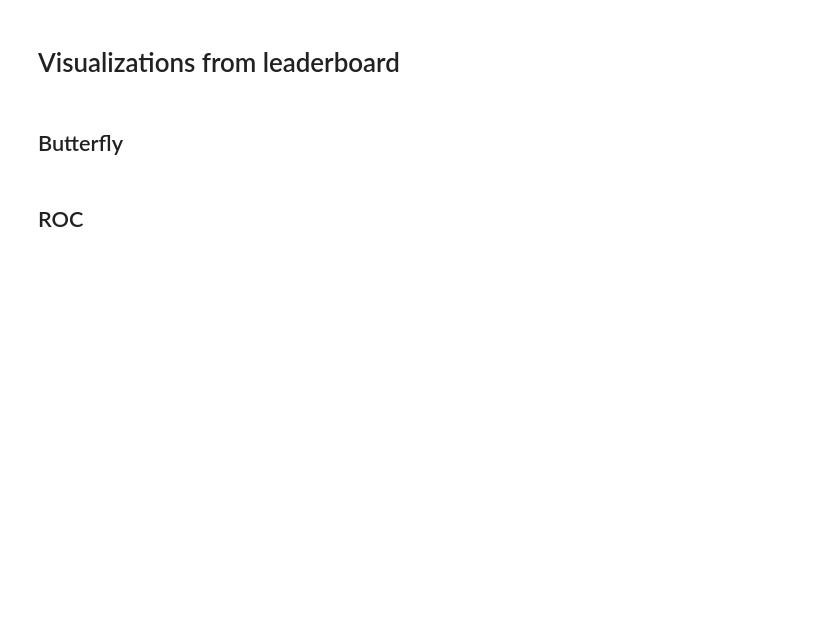
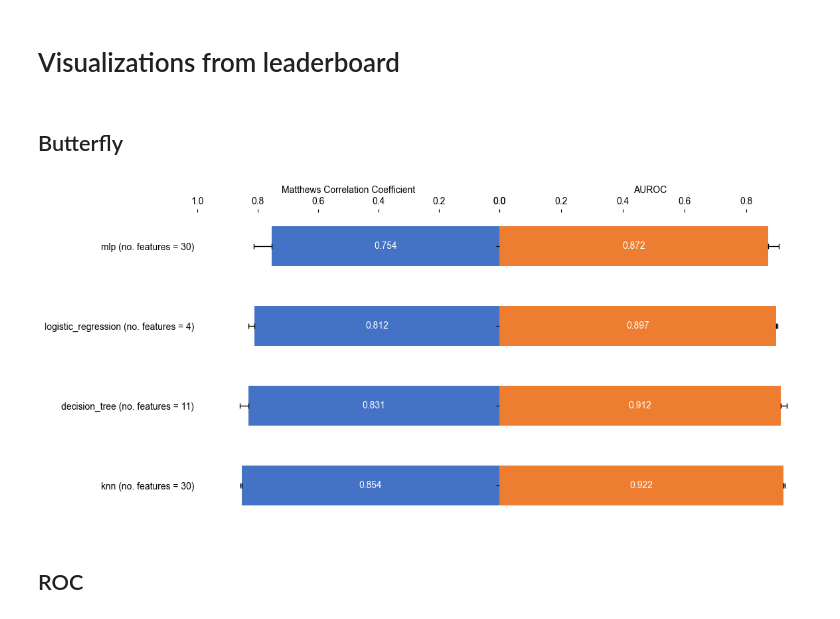
Before and after one commit to WewerAlbrechtsenLab/ML, a Jupyter notebook: notebooks/ML.ipynb, the cells around one changed output. Cells and saved outputs as stored; diff of their text form; code cells hidden in the pictures; blank space fills up the shorter version.

```diff
--- a/notebooks/ML.ipynb
+++ b/notebooks/ML.ipynb
@@ -161,12 +161,11 @@ leaderboard, trained_models = nested_cross_validate_models(
 # %%
 import pandas as pd
 from pathlib import Path
 from ml.models.visualization import butterfly_plot
 
-run_dir = Path("../outputs/")
-
 leaderboard = pd.read_csv("../outputs/leaderboard_final.csv")
-leaderboard['model_n_features']= ['{} (no. proteins = {})'.format(leaderboard.loc[i,'model'],leaderboard.loc[i,'selected_feature_count']) for i in leaderboard.index.tolist()]
-fig= butterfly_plot(leaderboard, var1 = 'mean_mcc', var2 = 'mean_roc_auc', var3 = 'selected_feature_count', error1 = 'std_mcc', error2 = 'std_roc_auc',  group = 'model_n_features', savepdf=False)
-fig.show()
+leaderboard['model_n_features']= ['{} (no. features = {})'.format(leaderboard.loc[i,'model'],leaderboard.loc[i,'selected_feature_count']) for i in leaderboard.index.tolist()]
+fig= butterfly_plot(leaderboard, var1 = 'mean_mcc', var2 = 'mean_roc_auc', var3 = 'selected_feature_count', error1 = 'std_mcc', error2 = 'std_roc_auc',  group = 'model_n_features')
+# %% [output]
+[figure, added]
 # %%
```
Also changed, not shown: parts of 1 cell of this notebook, 3 other files.
